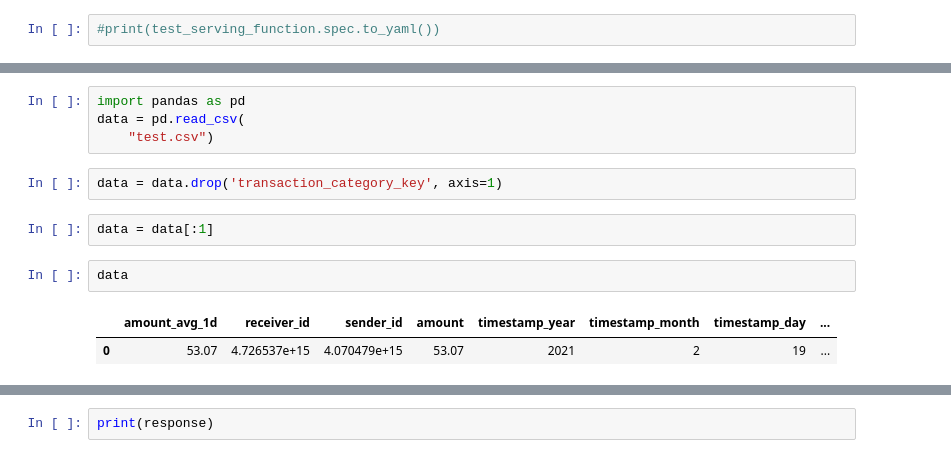
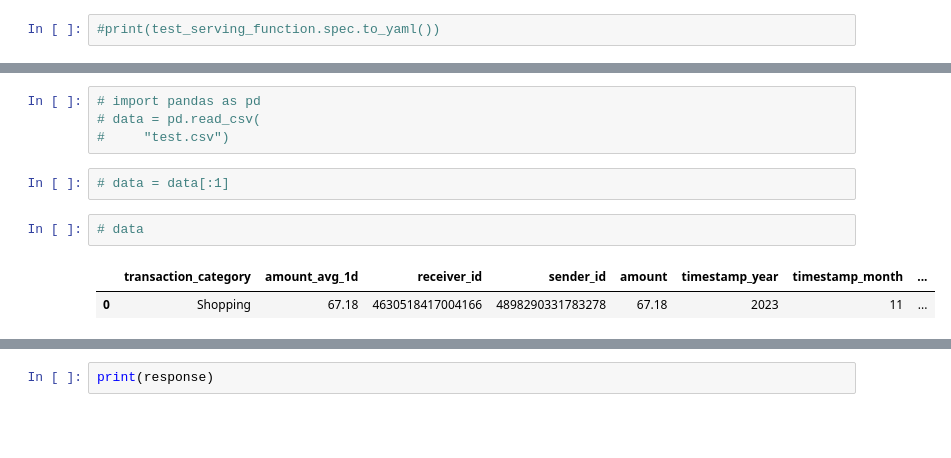
Before and after one commit to mlrun/demo-sagemaker, a Jupyter notebook: serving-Copy1.ipynb, the cells around one changed output, grey strips where cells are left out. Saved outputs shown, nothing was run; the diff lists cells and outputs as text; blank space fills up the shorter version.

```diff
--- a/serving-Copy1.ipynb
+++ b/serving-Copy1.ipynb
@@ -115,14 +86,12 @@ server = test_serving_function.to_mock_server()
 # %%
-import pandas as pd
-data = pd.read_csv(
-    "test.csv")
+# import pandas as pd
+# data = pd.read_csv(
+#     "test.csv")
-# %%
-data = data.drop('transaction_category_key', axis=1)
 # %%
-data = data[:1]
+# data = data[:1]
 # %%
-data
+# data
 # %% [output]
-|  | amount_avg_1d | receiver_id | sender_id | amount | timestamp_year | timestamp_month | timestamp_day | ... |
-| 0 | 53.07 | 4.726537e+15 | 4.070479e+15 | 53.07 | 2021 | 2 | 19 | ... |
+|  | transaction_category | amount_avg_1d | receiver_id | sender_id | amount | timestamp_year | timestamp_month | ... |
+| 0 | Shopping | 67.18 | 4630518417004166 | 4898290331783278 | 67.18 | 2023 | 11 | ... |
 # %%
```
Also changed, not shown: parts of 10 cells of this notebook, 3 other files.
